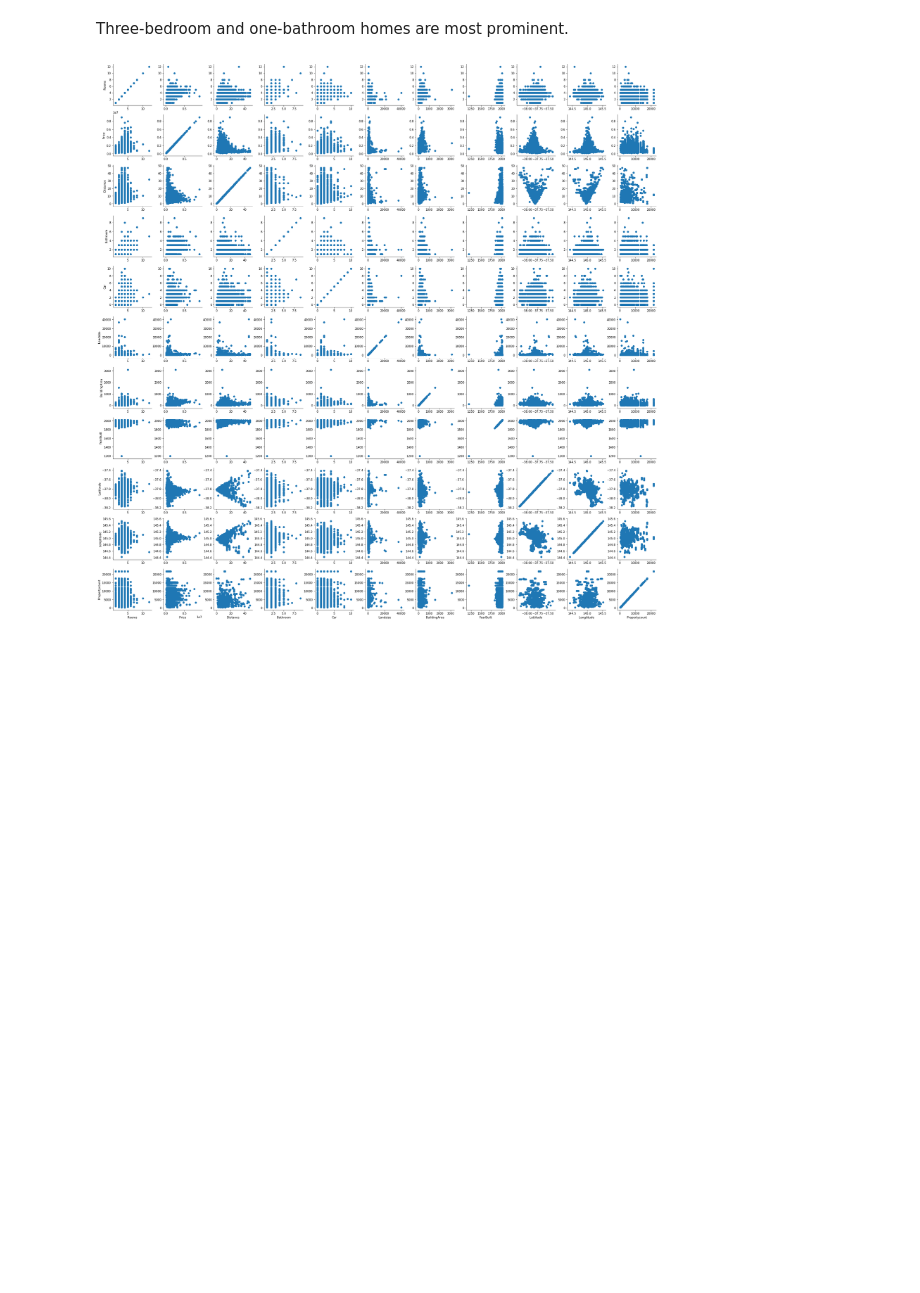
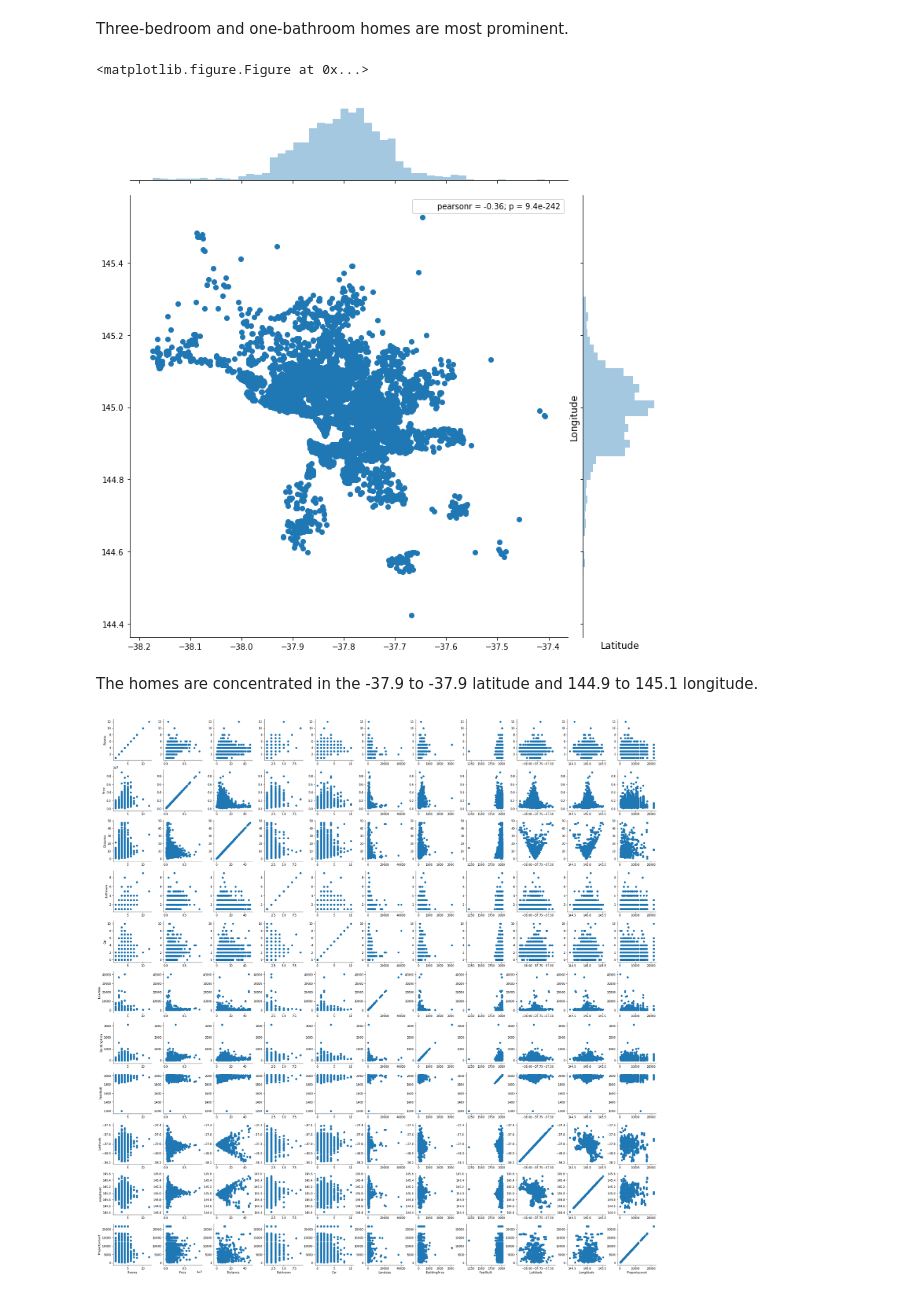
Before and after one commit to ChE99/thinkful_data_science, a Jupyter notebook: 3.6.4. Challenge - Housing Prices.ipynb, the cells around one changed output. Saved outputs shown, nothing was run; the diff lists cells and outputs as text; code cells hidden in the pictures; blank space fills up the shorter version.

```diff
--- a/3.6.4. Challenge - Housing Prices.ipynb
+++ b/3.6.4. Challenge - Housing Prices.ipynb
@@ -184,6 +184,18 @@ plt.show()
 [figure]
 # %% [markdown]
 Three-bedroom and one-bathroom homes are most prominent.
+# %%
+# Visualize the home locations based on latitude and longitude.
+plt.figure(figsize=(10,10))
+sns.jointplot(x=df_final.Lattitude.values, y=df_final.Longtitude.values, size=10)
+plt.ylabel('Longitude', fontsize=12)
+plt.xlabel('Latitude', fontsize=12)
+plt.show()
+# %% [output]
+<matplotlib.figure.Figure at 0x...>
+[figure, added]
+# %% [markdown]
+The homes are concentrated in the -37.9 to -37.9 latitude and 144.9 to 145.1 longitude.
 # %%
 # Create scatterplots showing numeric feature relationships.
 g = sns.PairGrid(df_d)
```
Also changed, not shown: parts of 4 cells of this notebook.
